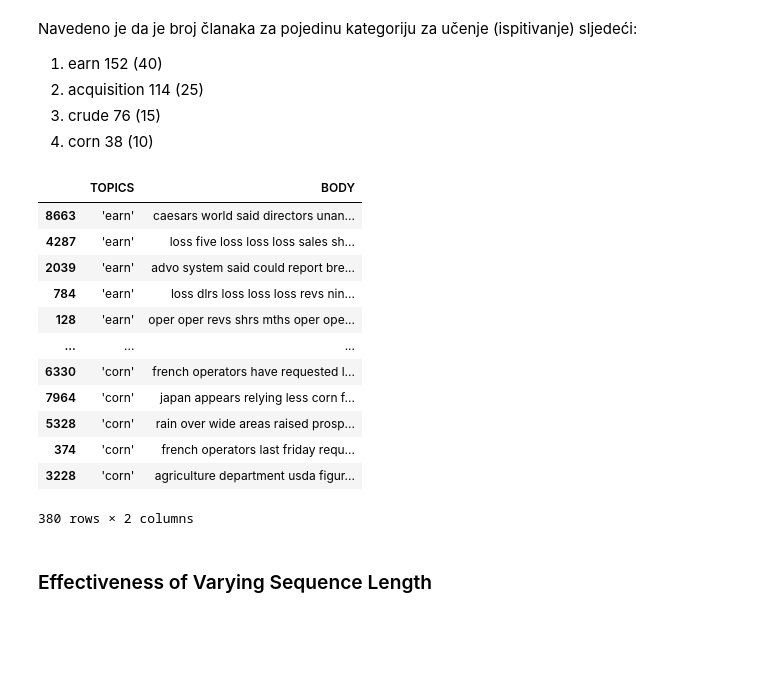
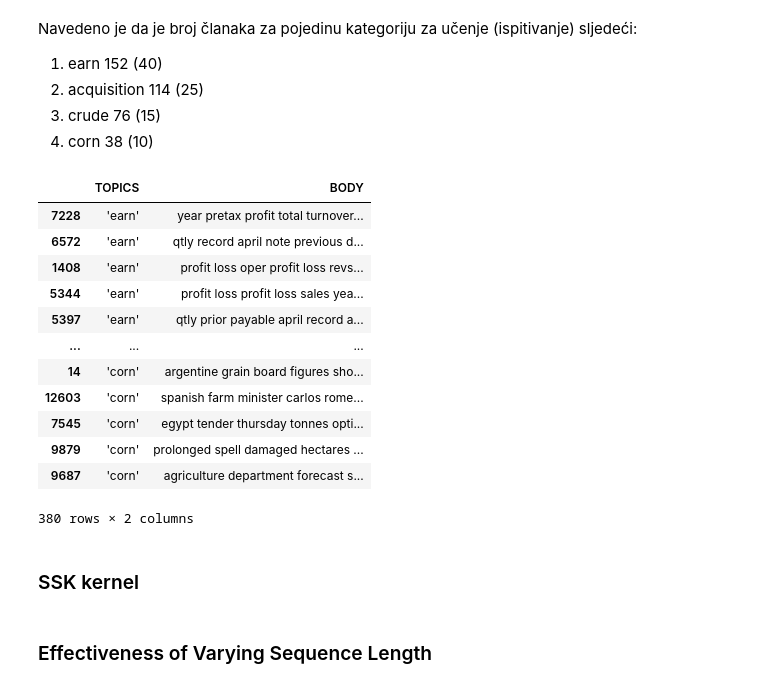
Before and after one commit to majajuric/UUZOP-Text-Classification-using-String-Kernels, a Jupyter notebook: Replikacija rezultata.ipynb, the cells around one changed output. Cells and saved outputs as stored; diff of their text form; code cells hidden in the pictures; blank space fills up the shorter version.

```diff
--- a/Replikacija rezultata.ipynb
+++ b/Replikacija rezultata.ipynb
@@ -59,6 +63,7 @@ for index, row in clanci_stripped.iterrows():
         for character in unfiltered_body:
             if (character.isalnum()) or (character == ' '):
                 filtered_body += character
+        filtered_body = filtered_body.replace('[^a-zA-Z]', " ")
         filtered_body = filtered_body.replace(' [ ]+', ' ')
 
         if mapa['BODY'] is None:
@@ -203,41 +138,43 @@ Navedeno je da je broj članaka za pojedinu kategoriju za učenje (ispitivanje)
 # %%
 from sklearn.model_selection import train_test_split
 
 [earn_train, earn_test] = train_test_split(earn_clanci, train_size=152/len(earn_clanci), test_size=40/len(earn_clanci))
 [acq_train, acq_test] = train_test_split(acq_clanci, train_size=114/len(acq_clanci), test_size=25/len(acq_clanci))
 [crude_train, crude_test] = train_test_split(crude_clanci, train_size=76/len(crude_clanci), test_size=15/len(crude_clanci))
 [corn_train, corn_test] = train_test_split(corn_clanci, train_size=38/len(corn_clanci), test_size=10/len(corn_clanci))
 
 y_train = []
 y_train.extend(['earn' for i in range(0, len(earn_train))])
 y_train.extend(['acq' for i in range(0, len(acq_train))])
 y_train.extend(['crude' for i in range(0, len(crude_train))])
 y_train.extend(['corn' for i in range(0, len(corn_train))])
 y_train = np.array(y_train)
 #print(y_train)
 
 y_test = []
 y_test.extend(['earn' for i in range(0, len(earn_test))])
 y_test.extend(['acq' for i in range(0, len(acq_test))])
 y_test.extend(['crude' for i in range(0, len(crude_test))])
 y_test.extend(['corn' for i in range(0, len(corn_test))])
 y_test = np.array(y_test)
 #print(y_test)
 
+clanci_test = [earn_test, acq_test, crude_test, corn_test]
+clanci_test = pd.concat(clanci_test)
 clanci_train = [earn_train, acq_train, crude_train, corn_train]
 clanci_train = pd.concat(clanci_train)
-clanci_train
+clanci_train #.to_csv("clanci_train.csv")
 # %% [output]
 |  | TOPICS | BODY |
-| 8663 | 'earn' | caesars world said directors unan... |
-| 4287 | 'earn' | loss five loss loss loss sales sh... |
-| 2039 | 'earn' | advo system said could report bre... |
-| 784 | 'earn' | loss dlrs loss loss loss revs nin... |
-| 128 | 'earn' | oper oper revs shrs mths oper ope... |
+| 7228 | 'earn' | year pretax profit total turnover... |
+| 6572 | 'earn' | qtly record april note previous d... |
+| 1408 | 'earn' | profit loss oper profit loss revs... |
+| 5344 | 'earn' | profit loss profit loss sales yea... |
+| 5397 | 'earn' | qtly prior payable april record a... |
 | ... | ... | ... |
-| 6330 | 'corn' | french operators have requested l... |
-| 7964 | 'corn' | japan appears relying less corn f... |
-| 5328 | 'corn' | rain over wide areas raised prosp... |
-| 374 | 'corn' | french operators last friday requ... |
-| 3228 | 'corn' | agriculture department usda figur... |
+| 14 | 'corn' | argentine grain board figures sho... |
+| 12603 | 'corn' | spanish farm minister carlos rome... |
+| 7545 | 'corn' | egypt tender thursday tonnes opti... |
+| 9879 | 'corn' | prolonged spell damaged hectares ... |
+| 9687 | 'corn' | agriculture department forecast s... |
 380 rows × 2 columns
@@ -243,0 +195,2 @@ clanci_train
+# %% [markdown]
+### SSK kernel
```
Also changed, not shown: parts of 29 cells of this notebook, 10 other files.
